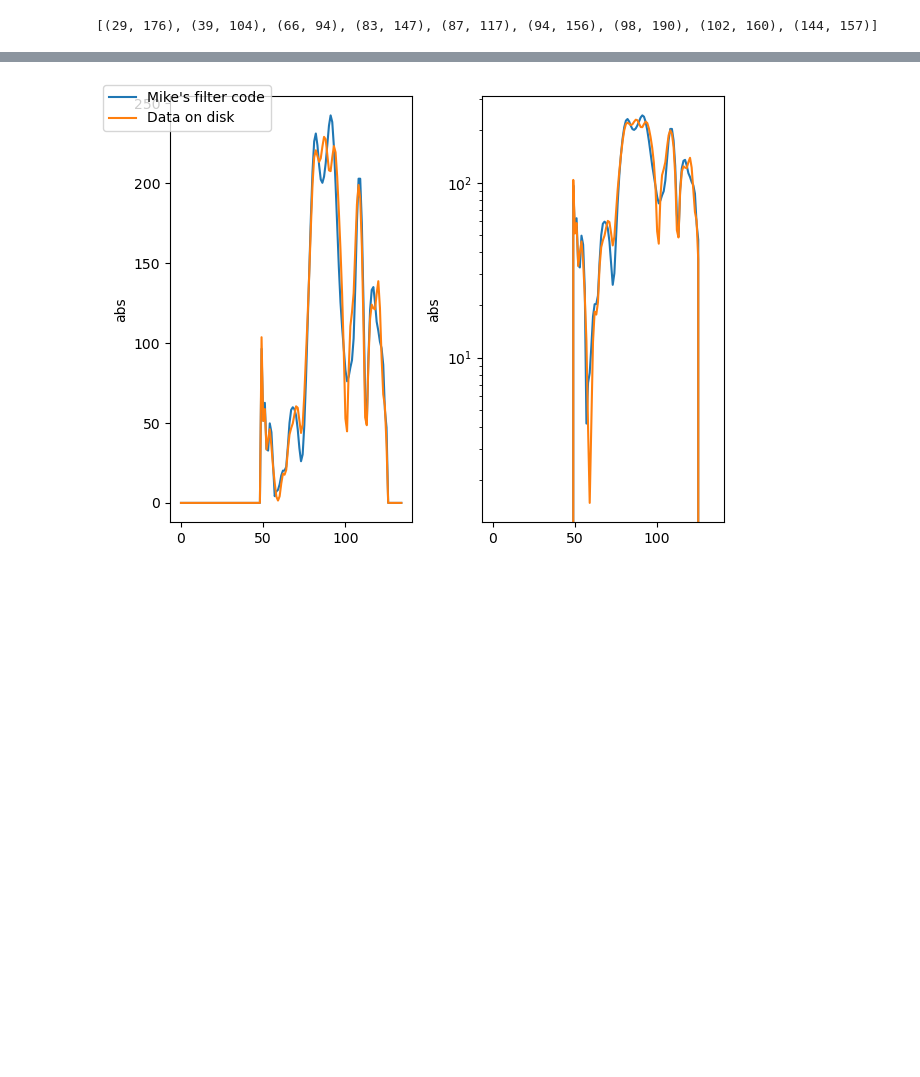
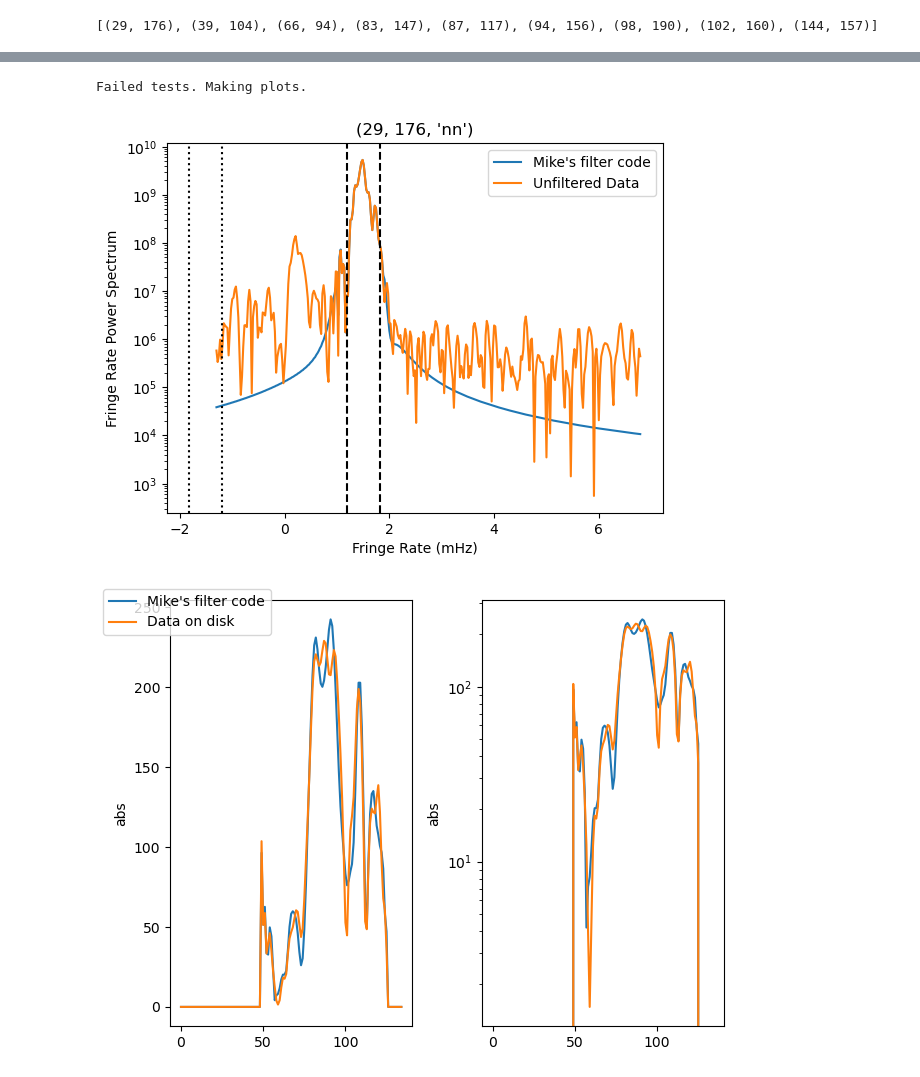
Before and after one commit to mwilensky768/HERA_FRF_cov, a Jupyter notebook: FRF_calc.ipynb, the cells around one changed output, grey strips where cells are left out. Cells and saved outputs as stored; diff of their text form; code cells hidden in the pictures; blank space fills up the shorter version.

```diff
--- a/FRF_calc.ipynb
+++ b/FRF_calc.ipynb
@@ -618,3 +695,9 @@ fig.colorbar(im, ax=ax.ravel().tolist(), label="Phase")
+# %%
+test_frop_against_pipeline_wrapper((29, 176), make_unfiltered_wf=False, make_downselected_filelist=False,
+                                   coherent_avg=False)
+# %% [output]
+Failed tests. Making plots.
+[figure, added]
 # %%
 def plot_slice_comparison(freq_chan=40, attr="abs", interleave_disk=False, save=False):
 
```
Also changed, not shown: parts of 38 cells of this notebook.
